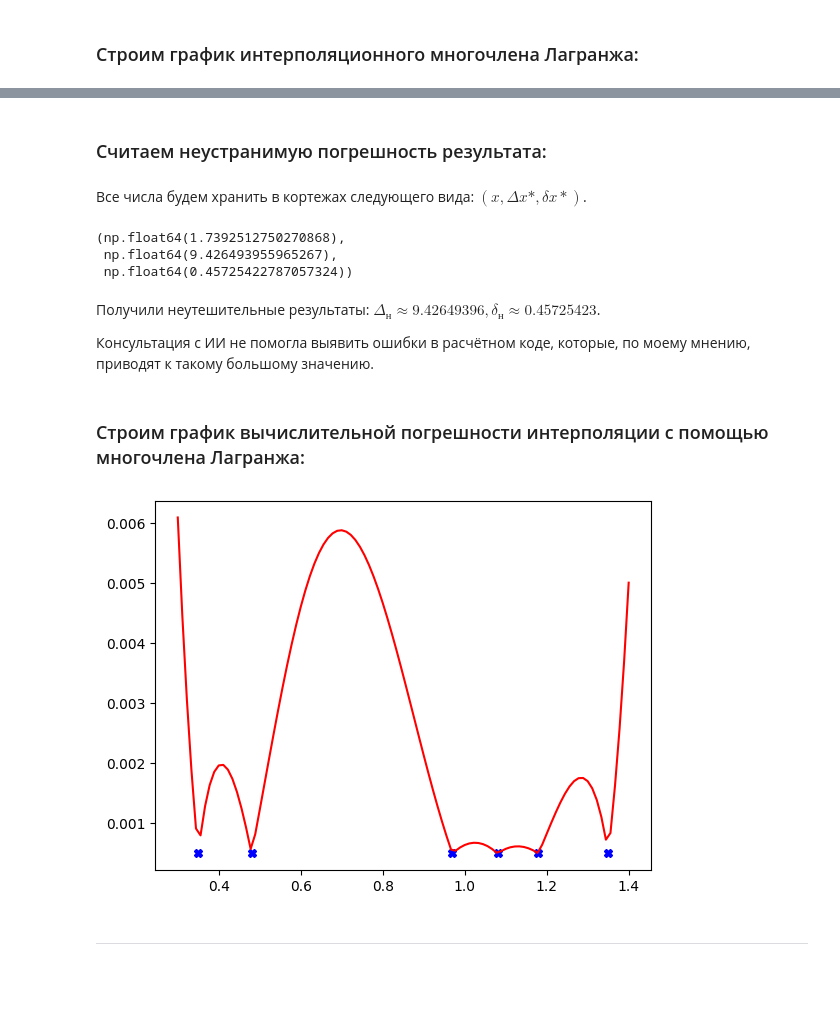
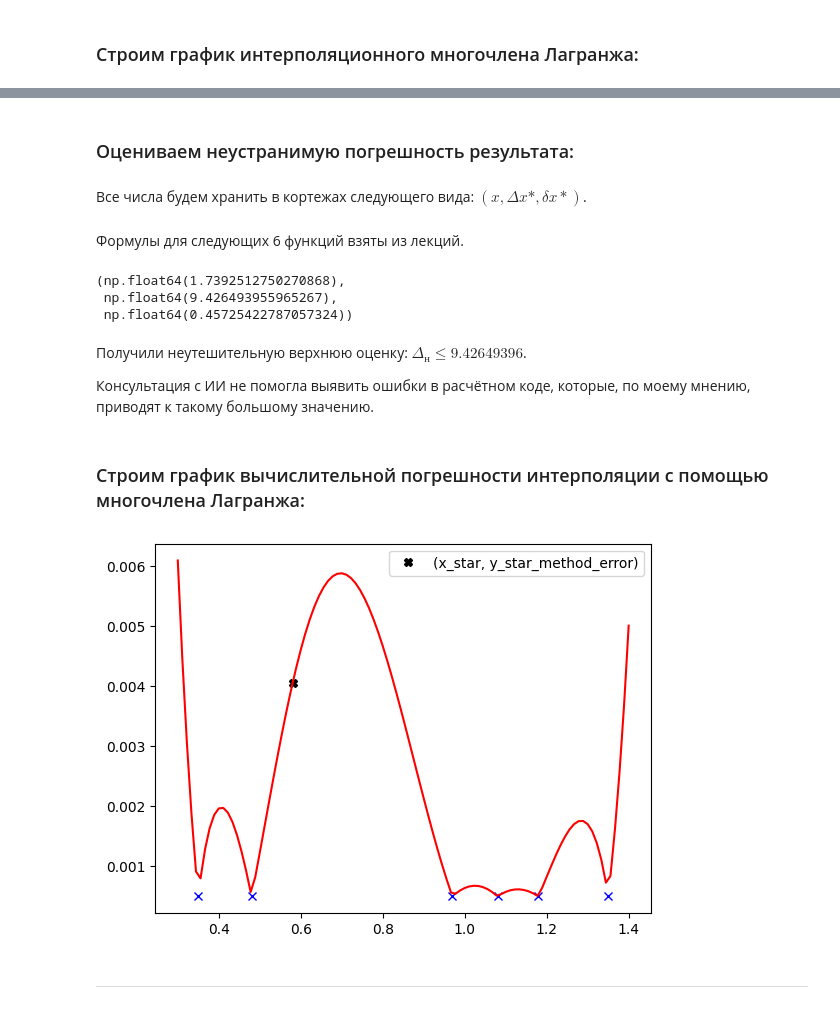
Before and after one commit to akshin-kuvshin/numerical-methods, a Jupyter notebook: lab2/lab2.ipynb, the cells around one changed output, grey strips where cells are left out. Cells and saved outputs as stored; diff of their text form; code cells hidden in the pictures; blank space fills up the shorter version.

```diff
--- a/lab2/lab2.ipynb
+++ b/lab2/lab2.ipynb
@@ -65,11 +65,14 @@ x_max = 1.4
 m = 100
 
 for x_i, y_i in zip(x, y):
-    plt.plot(x_i, y_i, 'X', color='blue')
+    plt.plot(x_i, y_i, 'x', color='blue')
+
+plt.plot(x_star, y_star, 'X', color='black', label='(x_star, y_star)')
 
 x_ = np.linspace(x_min, x_max, num=m)
 y_ = np.array(list(map(f_lagrange, x_)))
 plt.plot(x_, y_, '-', color='green')
 
+plt.legend()
 plt.show()
 # %% [output]
@@ -77,7 +80,9 @@ plt.show()
 # %% [markdown]
-### Считаем неустранимую погрешность результата:
+### Оцениваем неустранимую погрешность результата:
 # %% [markdown]
 Все числа будем хранить в кортежах следующего вида: $ (x, \Delta x*, \delta x*) $.
+# %% [markdown]
+Формулы для следующих 6 функций взяты из лекций.
 # %%
 # получить абсолютную и относительную погрешность узла x[i]
 def get_x_error(x_i):
@@ -165,7 +169,7 @@ y_star_error
  np.float64(9.426493955965267),
  np.float64(0.45725422787057324))
 # %% [markdown]
-Получили неутешительные результаты: $ \Delta_н \approx 9.42649396, \delta_н \approx 0.45725423 $.
+Получили неутешительную верхнюю оценку: $ \Delta_н \le 9.42649396 $.
 
 Консультация с ИИ не помогла выявить ошибки в расчётном коде, которые, по моему мнению, приводят к такому большому значению.
 # %% [markdown]
@@ -189,14 +193,18 @@ def get_f_lagrange_method_error(x_0):
 # %%
 y_method_error = np.array(list(map(get_f_lagrange_method_error, x)))
 for x_i, dy_i in zip(x, y_method_error):
-    plt.plot(x_i, dy_i, 'X', color='blue')
+    plt.plot(x_i, dy_i, 'x', color='blue')
+
+y_star_method_error = get_f_lagrange_method_error(x_star)
+plt.plot(x_star, y_star_method_error, 'X', color='black', label='(x_star, y_star_method_error)')
 
 y__method_error = np.array(list(map(get_f_lagrange_method_error, x_)))
 plt.plot(x_, y__method_error, '-', color='red')
 
+plt.legend()
 plt.show()
 # %% [output]
-[figure, old version]
+[figure, new version]
 # %% [markdown]
 <hr>
 # %% [markdown]
```
Also changed, not shown: parts of 32 cells of this notebook.
